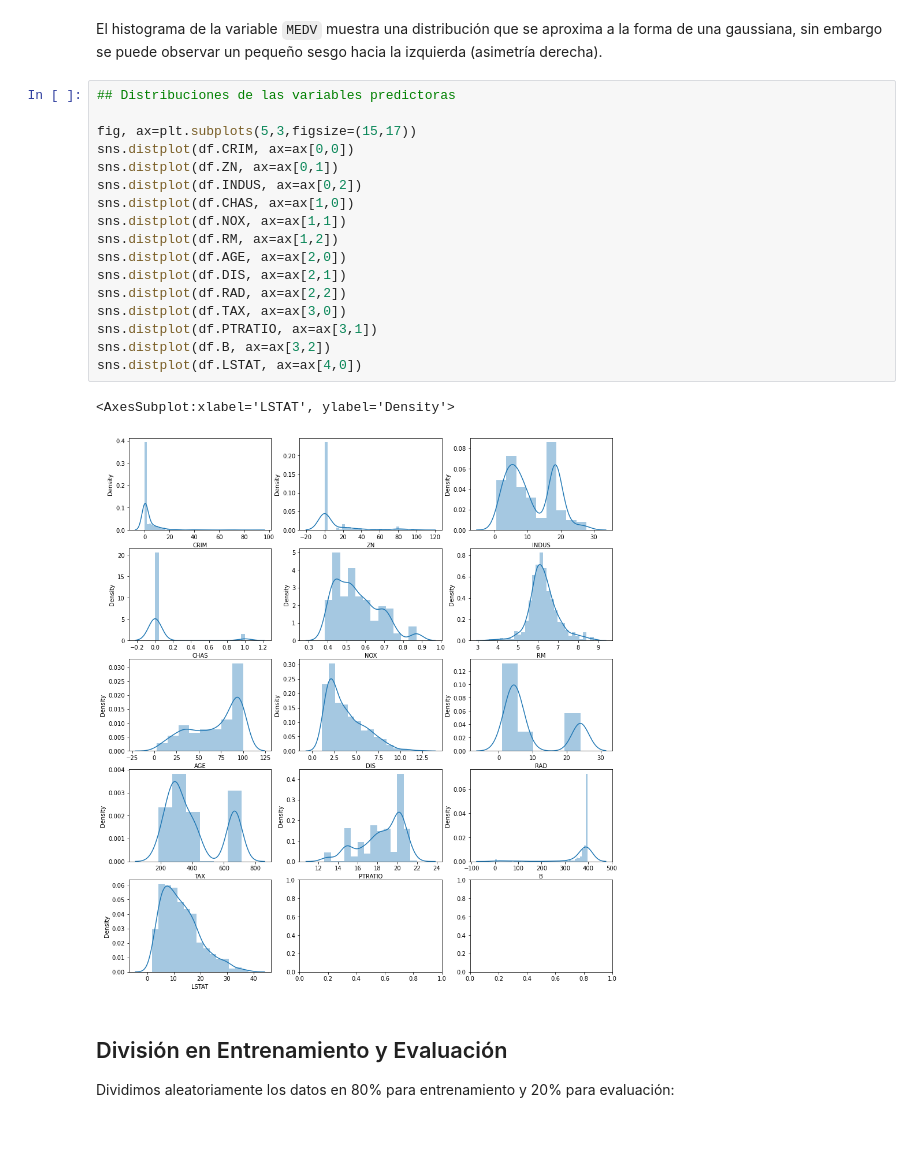
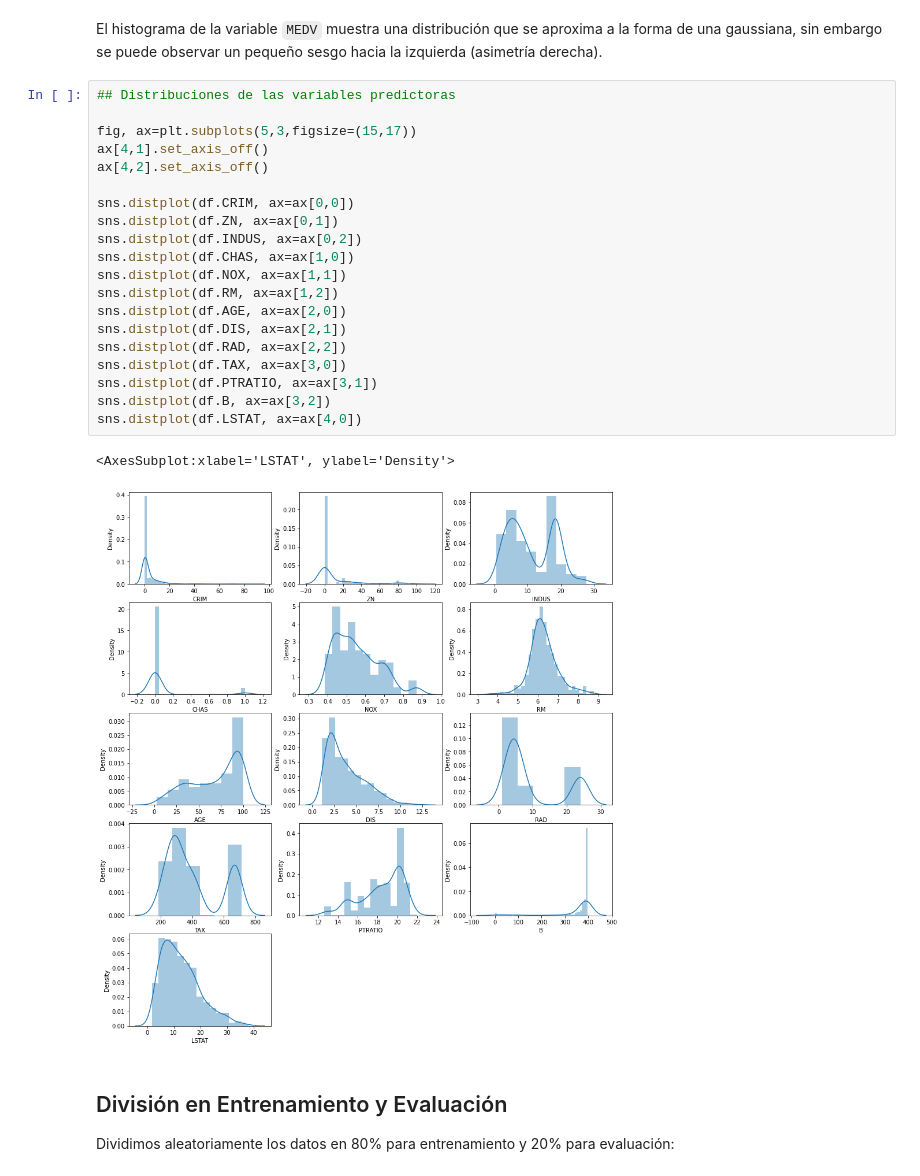
Before and after one commit to estebanarr/intro_aprendizaje_automatico, a Jupyter notebook: Notebooks/Laboratorio1.ipynb, the cells around one changed output. Saved outputs shown, nothing was run; the diff lists cells and outputs as text; blank space fills up the shorter version.

```diff
--- a/Notebooks/Laboratorio1.ipynb
+++ b/Notebooks/Laboratorio1.ipynb
@@ -118,23 +118,26 @@ El histograma de la variable `MEDV` muestra una distribución que se aproxima a
 # %%
 ## Distribuciones de las variables predictoras
 
 fig, ax=plt.subplots(5,3,figsize=(15,17))
+ax[4,1].set_axis_off()
+ax[4,2].set_axis_off()
+
 sns.distplot(df.CRIM, ax=ax[0,0])
 sns.distplot(df.ZN, ax=ax[0,1])
 sns.distplot(df.INDUS, ax=ax[0,2])
 sns.distplot(df.CHAS, ax=ax[1,0])
 sns.distplot(df.NOX, ax=ax[1,1])
 sns.distplot(df.RM, ax=ax[1,2])
 sns.distplot(df.AGE, ax=ax[2,0])
 sns.distplot(df.DIS, ax=ax[2,1])
 sns.distplot(df.RAD, ax=ax[2,2])
 sns.distplot(df.TAX, ax=ax[3,0])
 sns.distplot(df.PTRATIO, ax=ax[3,1])
 sns.distplot(df.B, ax=ax[3,2])
 sns.distplot(df.LSTAT, ax=ax[4,0])
 # %% [output]
 <AxesSubplot:xlabel='LSTAT', ylabel='Density'>
-[figure, old version]
+[figure, new version]
 # %% [markdown]
 ## División en Entrenamiento y Evaluación
 
```
Also changed, not shown: parts of 1 cell of this notebook.
